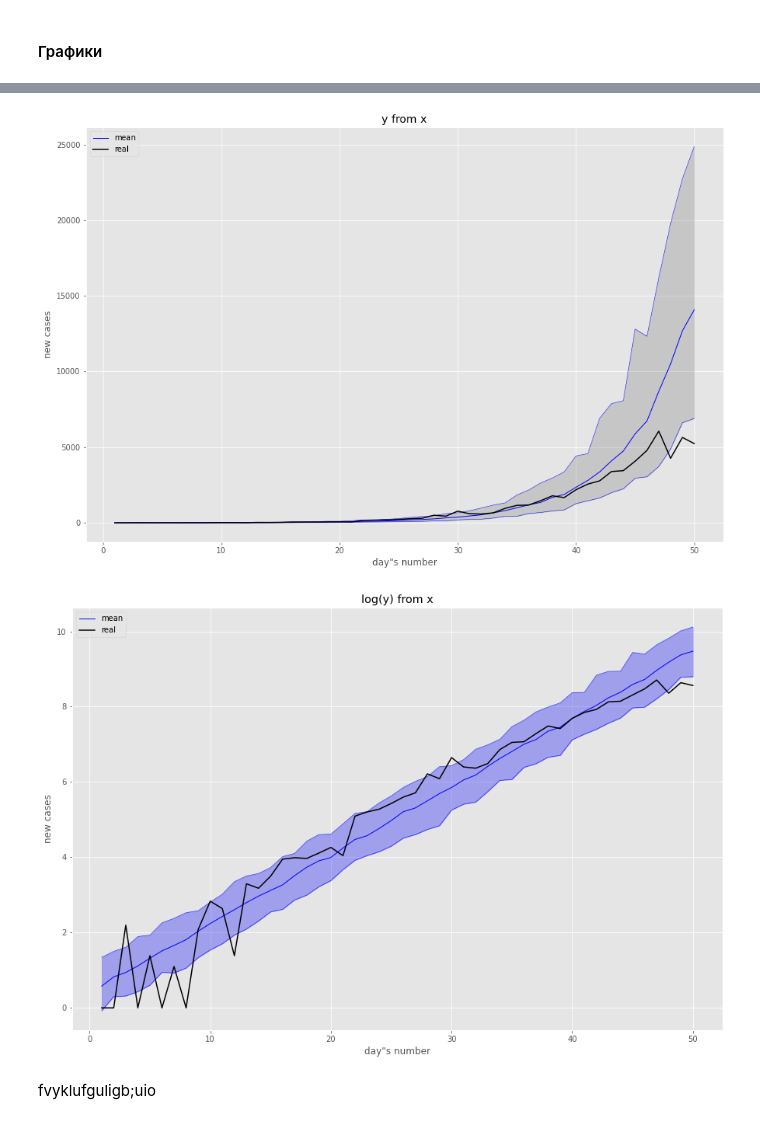
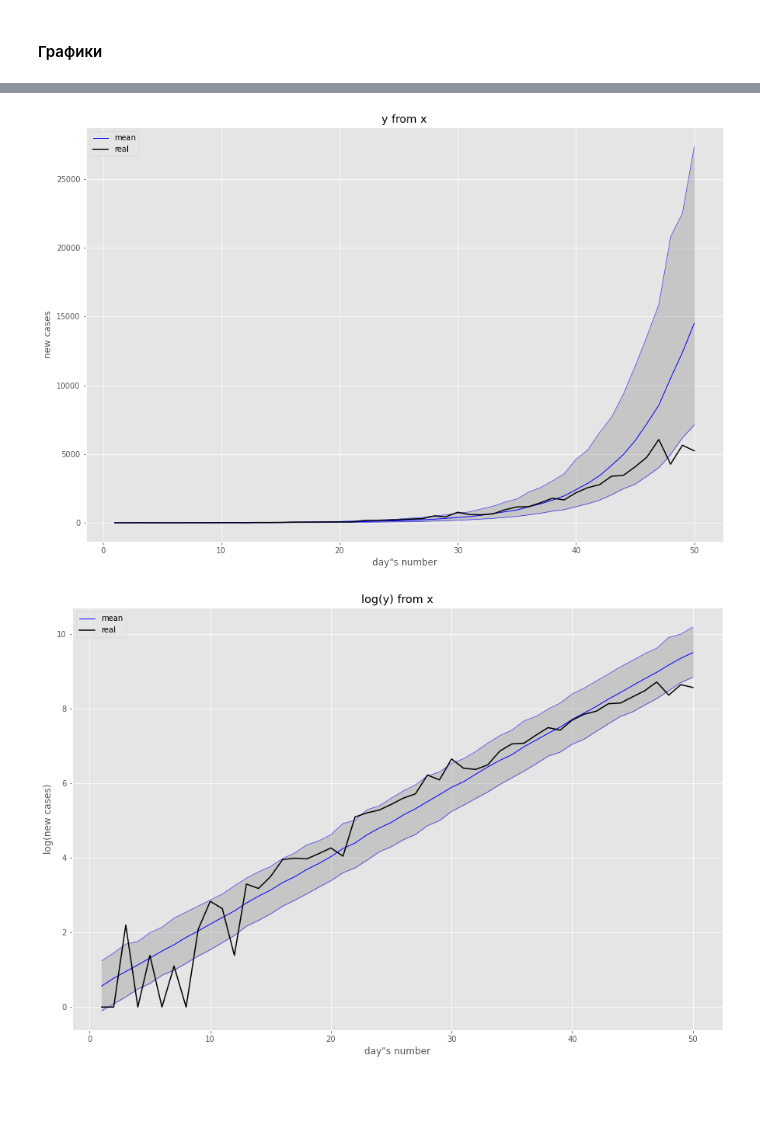
Before and after one commit to blacksideforce/Adv-ML, a Jupyter notebook: AdvMl_HW_1.ipynb, the cells around one changed output, grey strips where cells are left out. Cells and saved outputs as stored; diff of their text form; code cells hidden in the pictures; blank space fills up the shorter version.

```diff
--- a/AdvMl_HW_1.ipynb
+++ b/AdvMl_HW_1.ipynb
@@ -222,7 +230,7 @@ def line_regression(y_array, x_array):
 
     B = np.linalg.inv(X.T @ X) @ X.T @ Y
     E = (Y - X @B)
-    D = (E.T @ E)/(T - 1)
+    D = (E.T @ E)/(T - 2)
 
     k, b =  B[:,0]
     return k, b, D[0][0], X.T @ X
@@ -363,29 +371,27 @@ plt.plot()
 plt.title("y from x")
 plt.show()
 # %% [output]
-[figure, old version]
+[figure, new version]
 # %%
 y_predictions_array = np.log(np.array(y_predictions))
 
 # получаем границы доверительного интервала
 upper_bound, lower_bound = get_credible_interval(y_predictions_array, 0.9) # доверительный интервал от 0.05 до 0.95
 
 # строим границы доверительного интервала
 plt.plot(x_array, upper_bound, color='blue', linewidth=0.5)
 plt.plot(x_array, lower_bound, color='blue', linewidth=0.5)
 plt.plot(x_array, y_predictions_array.mean(axis=0), color='blue', linewidth=1, label='mean')
-plt.fill_between(x_array, upper_bound, lower_bound, color='blue', alpha = 0.3)
+plt.fill_between(x_array, upper_bound, lower_bound, color="gray", alpha = 0.3)
 
 plt.plot(x_array, np.log(new_cases_array), color='black', label='real') # строим реальные данные
 plt.xlabel('day"s number')
-plt.ylabel('new cases')
+plt.ylabel('log(new cases)')
 plt.legend()
 plt.plot()
 plt.title("log(y) from x")
 plt.show()
 # %% [output]
-[figure, old version]
+[figure, new version]
-# %% [markdown]
-fvyklufguligb;uio
 # %%
 DAY_1_MAY = 68 # 1 мая
```
Also changed, not shown: parts of 10 cells of this notebook.
